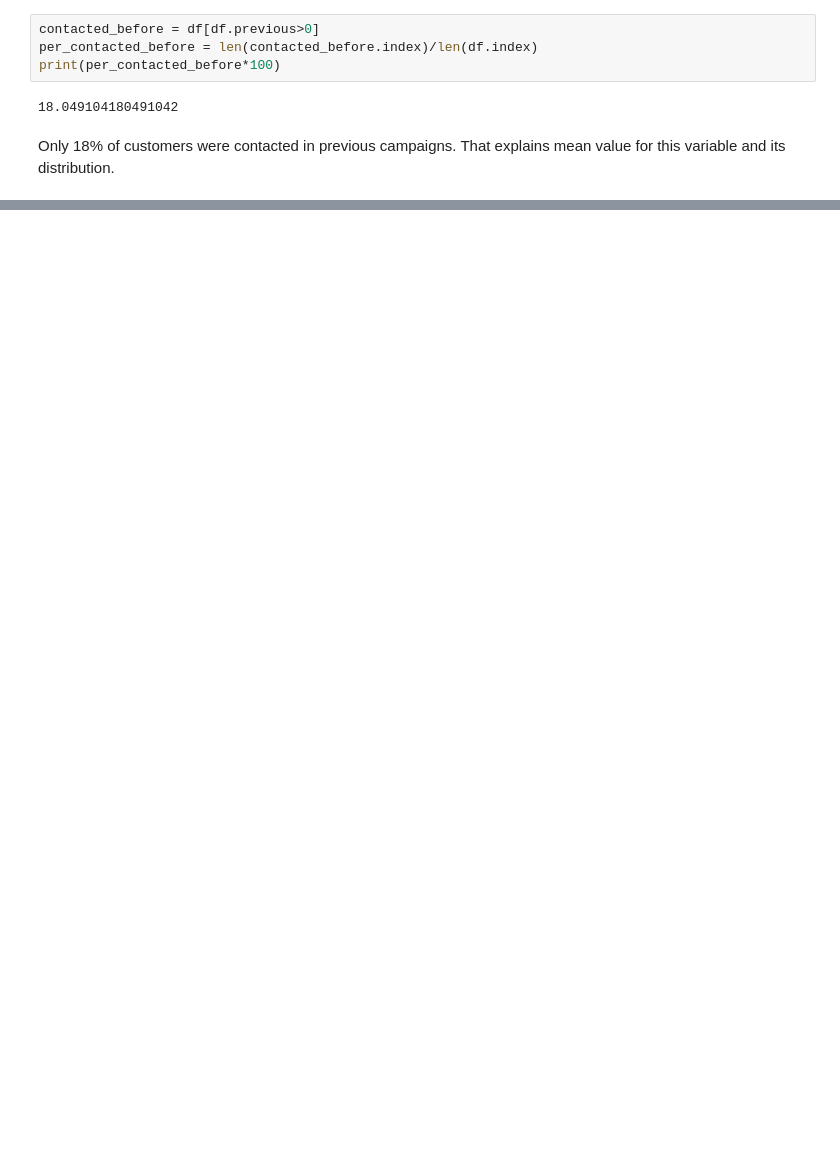
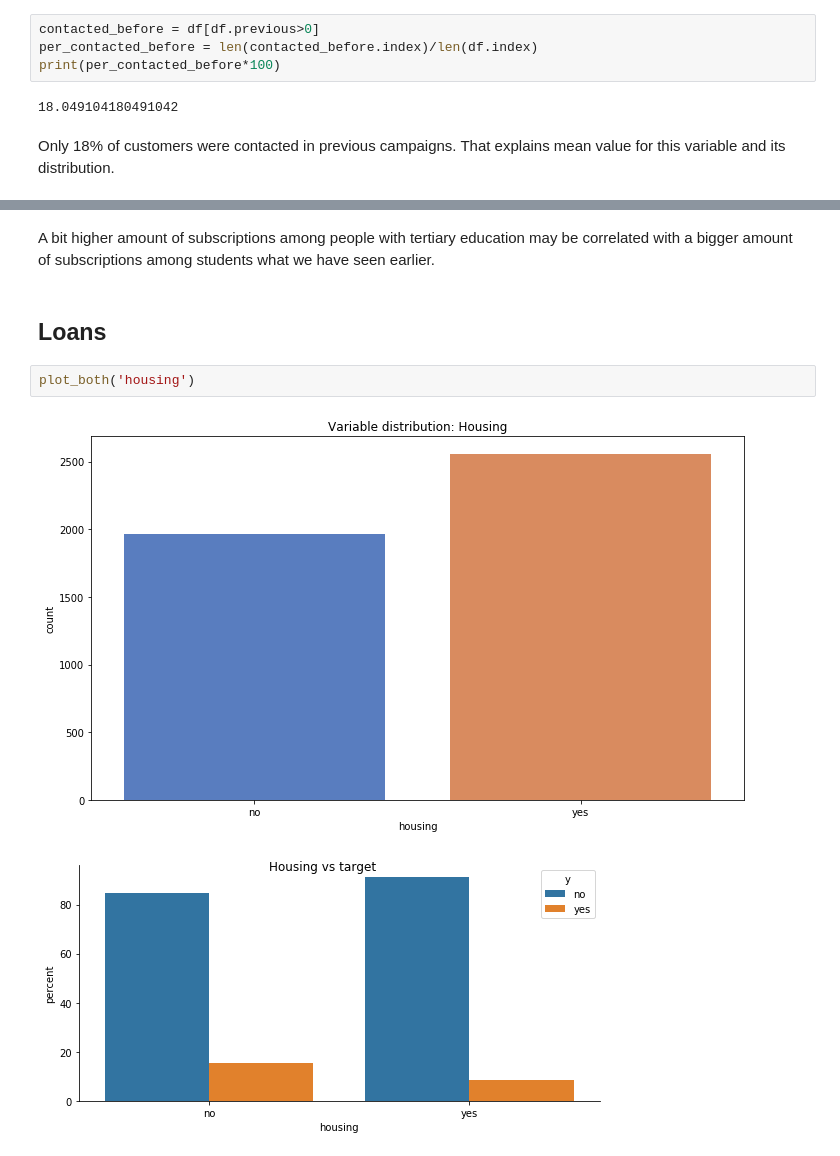
Before and after one commit to okcze/WUM-project-1, a Jupyter notebook: exploration.ipynb, the cells around one changed output, grey strips where cells are left out. Drawn from its saved outputs; the diff is of its cells as text; blank space fills up the shorter version.

```diff
--- a/exploration.ipynb
+++ b/exploration.ipynb
@@ -157,0 +291,9 @@ Only 18% of customers were contacted in previous campaigns. That explains mean v
+# %% [markdown]
+A bit higher amount of subscriptions among people with tertiary education may be correlated with a bigger amount of subscriptions among students what we have seen earlier.
+# %% [markdown]
+## Loans
+# %%
+plot_both('housing')
+# %% [output]
+[figure, added]
+[figure, added]
```
Also changed, not shown: parts of 29 cells of this notebook, 1 other file.
